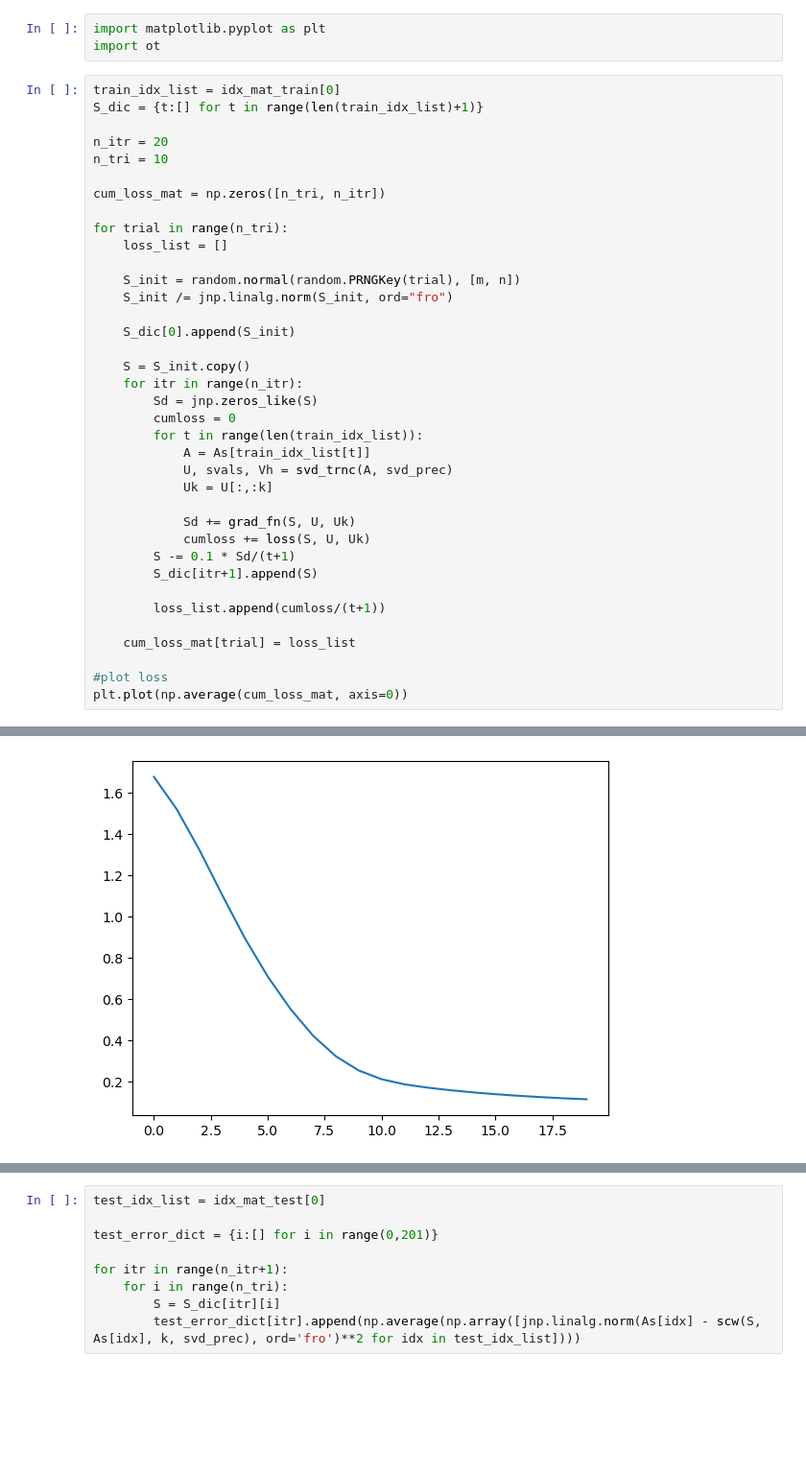
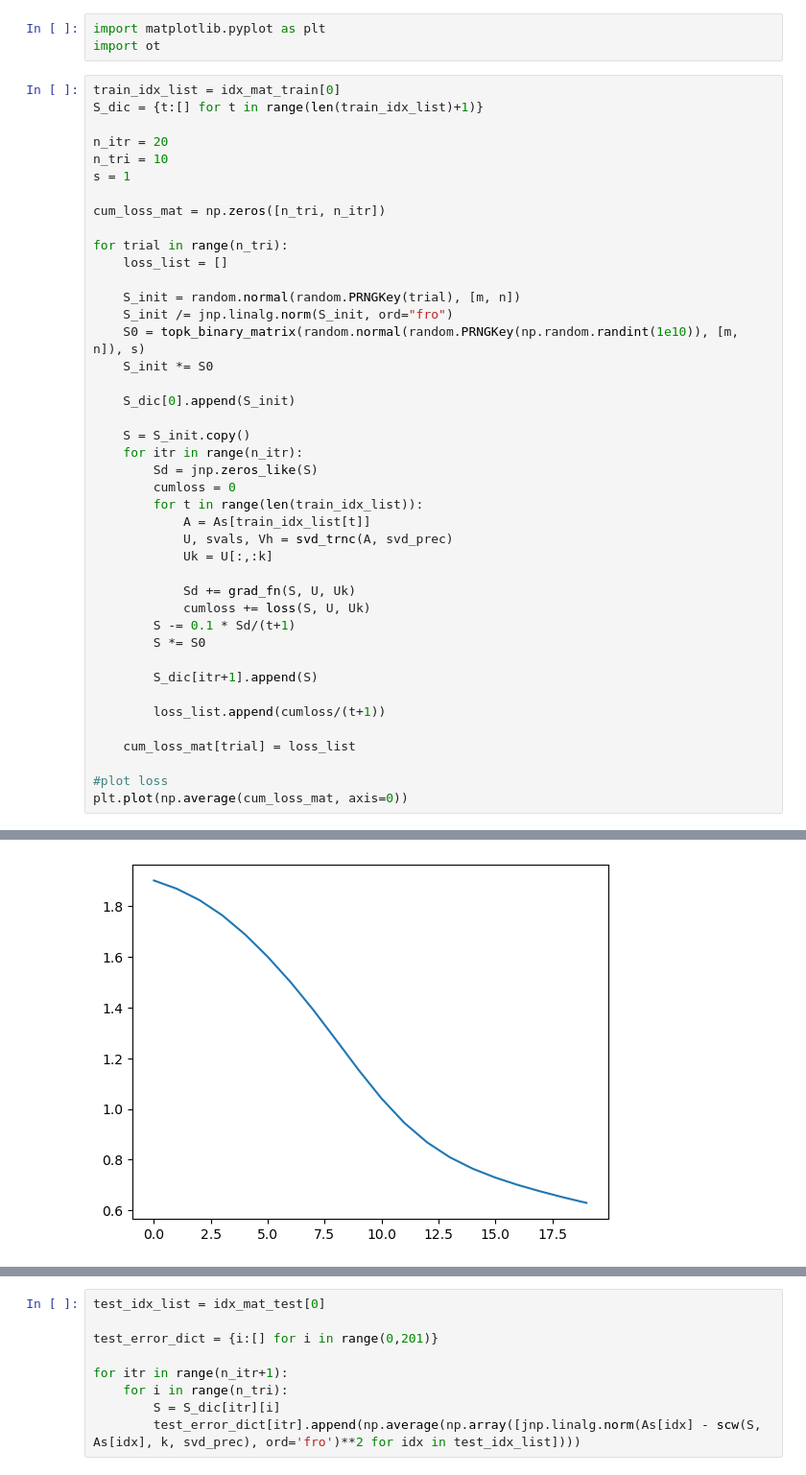
Before and after one commit to ssakaue/data-driven-lra-code, a Jupyter notebook: test.ipynb, the cells around one changed output, grey strips where cells are left out. Shown at 96% size. Drawn from its saved outputs; the diff is of its cells as text; blank space fills up the shorter version.

```diff
--- a/test.ipynb
+++ b/test.ipynb
@@ -97,40 +97,45 @@ S_dic = {t:[] for t in range(len(train_idx_list)+1)}
 
 n_itr = 20
 n_tri = 10
+s = 1
 
 cum_loss_mat = np.zeros([n_tri, n_itr])
 
 for trial in range(n_tri):
     loss_list = []
 
     S_init = random.normal(random.PRNGKey(trial), [m, n])
     S_init /= jnp.linalg.norm(S_init, ord="fro")
+    S0 = topk_binary_matrix(random.normal(random.PRNGKey(np.random.randint(1e10)), [m, n]), s)
+    S_init *= S0
 
     S_dic[0].append(S_init)
 
     S = S_init.copy()
     for itr in range(n_itr):
         Sd = jnp.zeros_like(S)
         cumloss = 0
         for t in range(len(train_idx_list)):
             A = As[train_idx_list[t]]
             U, svals, Vh = svd_trnc(A, svd_prec)
             Uk = U[:,:k]
 
             Sd += grad_fn(S, U, Uk)
             cumloss += loss(S, U, Uk)
         S -= 0.1 * Sd/(t+1)
+        S *= S0
+
         S_dic[itr+1].append(S)
 
         loss_list.append(cumloss/(t+1))
 
     cum_loss_mat[trial] = loss_list
 
 #plot loss
 plt.plot(np.average(cum_loss_mat, axis=0))
 # %% [output]
 [<matplotlib.lines.Line2D at 0x...>]
-[figure, old version]
+[figure, new version]
 # %%
 wd_list = []
 
```
Also changed, not shown: parts of 1 cell of this notebook.
